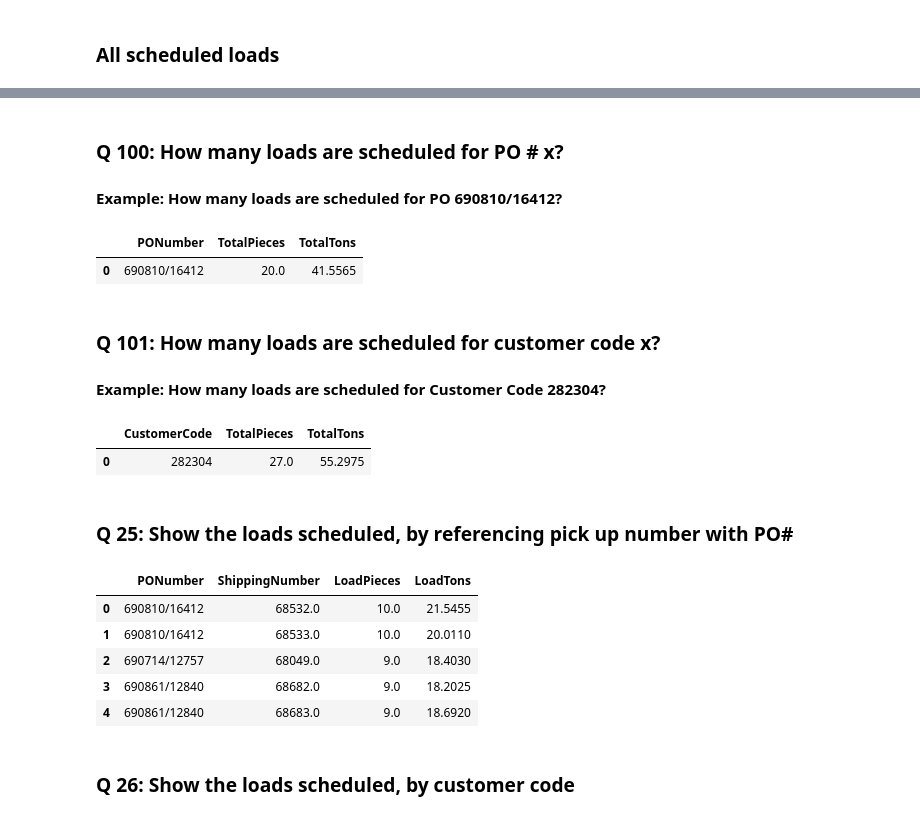
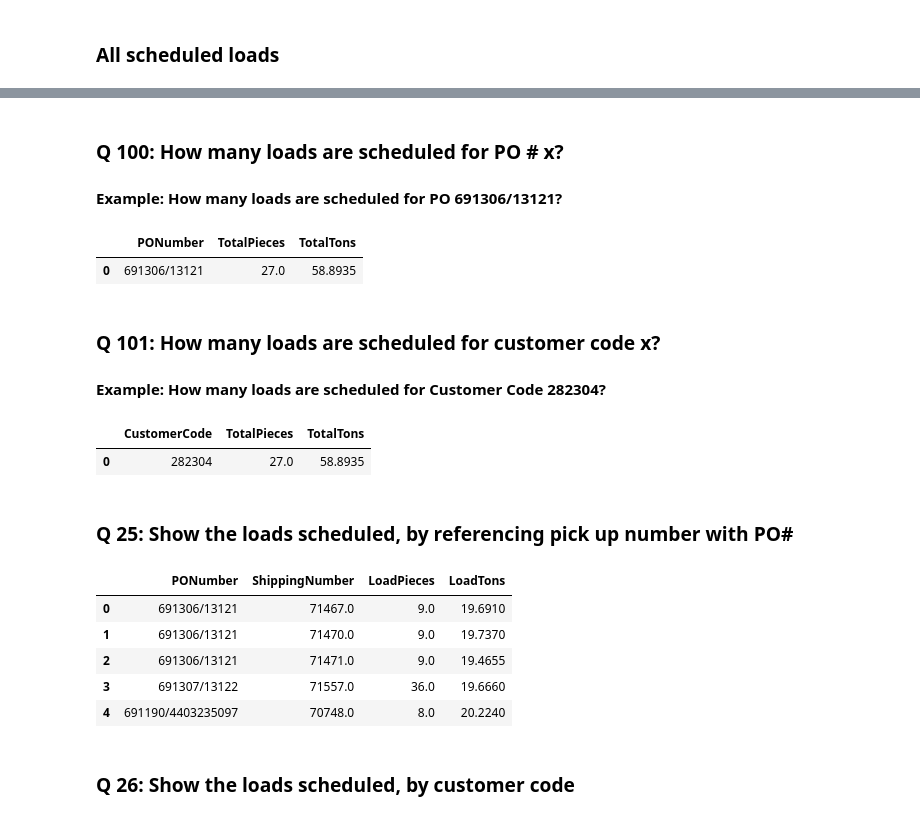
Before and after one commit to VeryBigThings/dagster, a Jupyter notebook: etl/notebooks/enterprise_search.ipynb, the cells around one changed output, grey strips where cells are left out. Saved outputs shown, nothing was run; the diff lists cells and outputs as text; code cells hidden in the pictures.

```diff
--- a/etl/notebooks/enterprise_search.ipynb
+++ b/etl/notebooks/enterprise_search.ipynb
@@ -25,11 +25,11 @@ read_sql_query(query)
 # %% [markdown]
 ### Q 100: How many loads are scheduled for PO # x?
 
-#### Example: How many loads are scheduled for PO 690810/16412?
+#### Example: How many loads are scheduled for PO 691306/13121?
 # %%
-PONumber = "690810/16412"  # Update this to the PONumber you want to query
+PONumber = "691306/13121"  # Update this to the PONumber you want to query
 
-query = f"""
+query = """
 SELECT "PONumber", SUM("LoadPieces") AS "TotalPieces", SUM("LoadTons") AS "TotalTons"
 FROM "factScheduledLoads"
 WHERE "PONumber" = '{PONumber}'
@@ -38,7 +38,7 @@ GROUP BY "PONumber"
 read_sql_query(query)
 # %% [output]
 |  | PONumber | TotalPieces | TotalTons |
-| 0 | 690810/16412 | 20.0 | 41.5565 |
+| 0 | 691306/13121 | 27.0 | 58.8935 |
 # %% [markdown]
 ### Q 101: How many loads are scheduled for customer code x?
 
@@ -46,7 +46,7 @@ read_sql_query(query)
 # %%
 CustomerCode = "282304"  # Update this to the PONumber you want to query
 
-query = f"""
+query = """
 SELECT "CustomerCode", SUM("LoadPieces") AS "TotalPieces", SUM("LoadTons") AS "TotalTons"
 FROM "factScheduledLoads"
 WHERE "CustomerCode" = '{CustomerCode}'
@@ -55,22 +55,22 @@ GROUP BY "CustomerCode"
 read_sql_query(query)
 # %% [output]
 |  | CustomerCode | TotalPieces | TotalTons |
-| 0 | 282304 | 27.0 | 55.2975 |
+| 0 | 282304 | 27.0 | 58.8935 |
 # %% [markdown]
 ### Q 25: Show the loads scheduled, by referencing pick up number with PO#
 # %%
-query = f"""
+query = """
 SELECT "PONumber", "ShippingNumber", "LoadPieces", "LoadTons"
 FROM "factScheduledLoads"
 """
 read_sql_query(query)
 # %% [output]
 |  | PONumber | ShippingNumber | LoadPieces | LoadTons |
-| 0 | 690810/16412 | 68532.0 | 10.0 | 21.5455 |
-| 1 | 690810/16412 | 68533.0 | 10.0 | 20.0110 |
-| 2 | 690714/12757 | 68049.0 | 9.0 | 18.4030 |
-| 3 | 690861/12840 | 68682.0 | 9.0 | 18.2025 |
-| 4 | 690861/12840 | 68683.0 | 9.0 | 18.6920 |
+| 0 | 691306/13121 | 71467.0 | 9.0 | 19.6910 |
+| 1 | 691306/13121 | 71470.0 | 9.0 | 19.7370 |
+| 2 | 691306/13121 | 71471.0 | 9.0 | 19.4655 |
+| 3 | 691307/13122 | 71557.0 | 36.0 | 19.6660 |
+| 4 | 691190/4403235097 | 70748.0 | 8.0 | 20.2240 |
 # %% [markdown]
 ### Q 26: Show the loads scheduled, by customer code
 # %%
```
Also changed, not shown: parts of 17 cells of this notebook.
